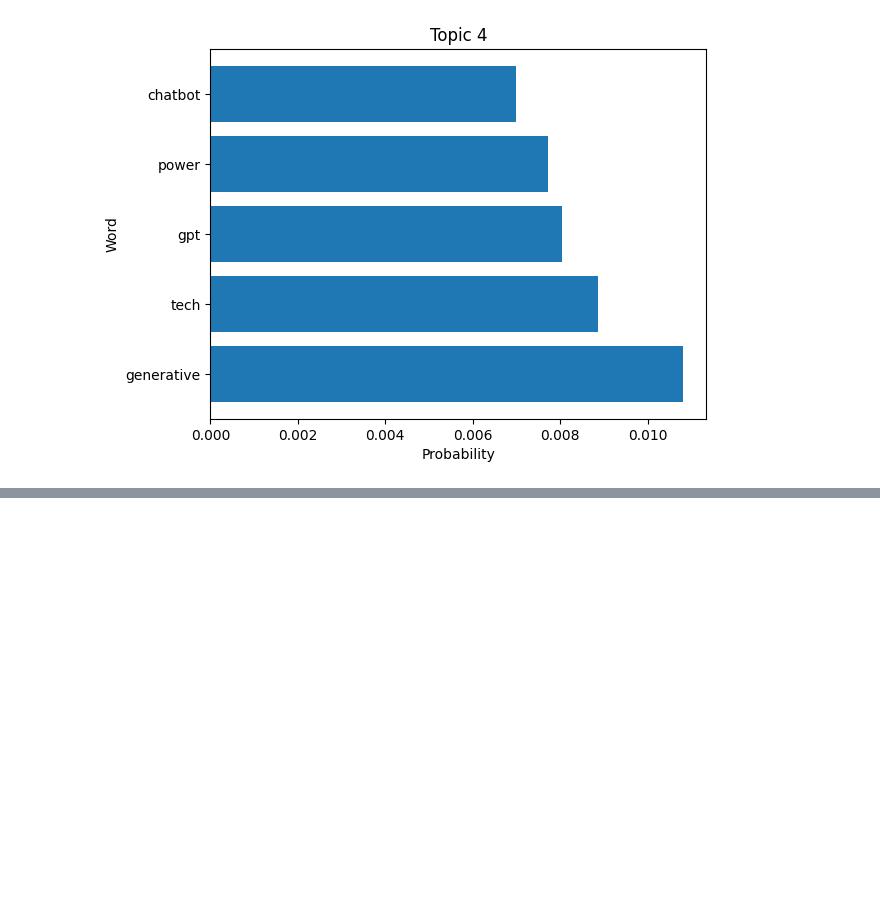
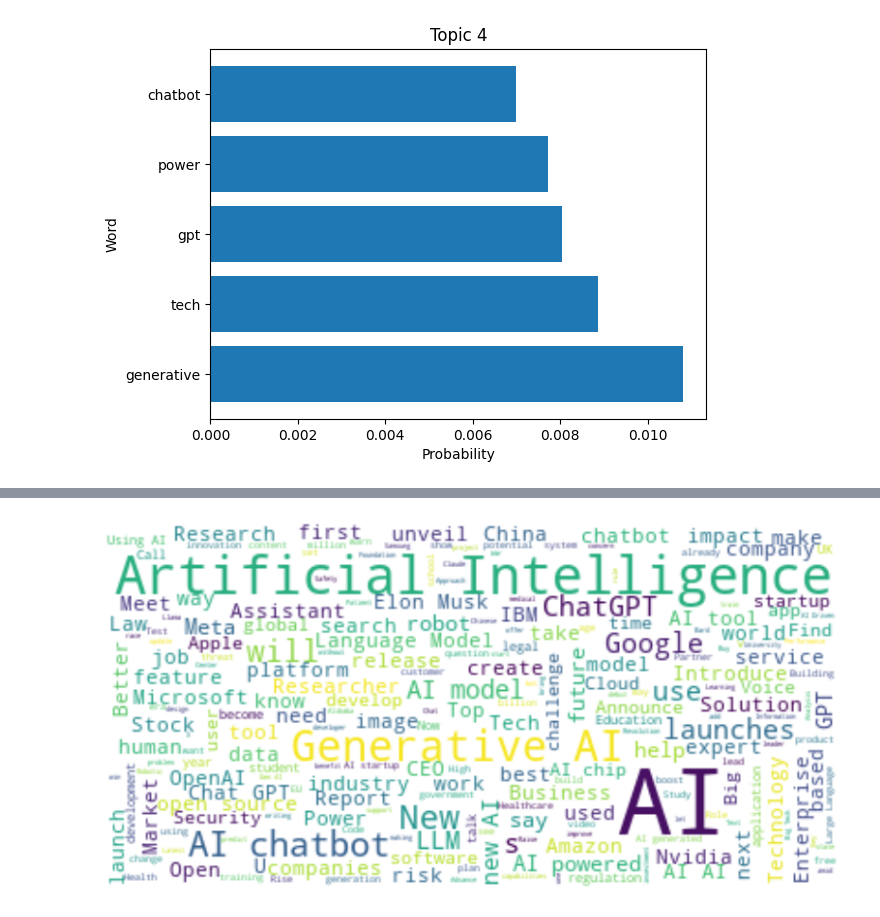
Before and after one commit to ArjunRajpal123/datathon-breaking-bad-data, a Jupyter notebook: lda.ipynb, the cells around one changed output, grey strips where cells are left out. Drawn from its saved outputs; the diff is of its cells as text; code cells hidden in the pictures; blank space fills up the shorter version.

Commit message:
more visualizations

```diff
--- a/lda.ipynb
+++ b/lda.ipynb
@@ -115,0 +178,14 @@ visualize_topics(lda_model)
+# %%
+%pip install wordcloud
+from wordcloud import WordCloud, STOPWORDS
+import matplotlib.pyplot as plt
+sw = STOPWORDS
+
+
+text = " ".join(i for i in df['cleaned_title'])
+wc2 = WordCloud(stopwords=sw, background_color="white", max_words=300).generate(text)
+plt.figure(figsize=(10,10))
+plt.imshow(wc2, interpolation="bilinear")
+plt.axis("off")
+plt.show()
+# %% [output]
@@ -115,0 +206 @@ visualize_topics(lda_model)
+[figure, added]
```
Also changed, not shown: parts of 3 cells of this notebook.
